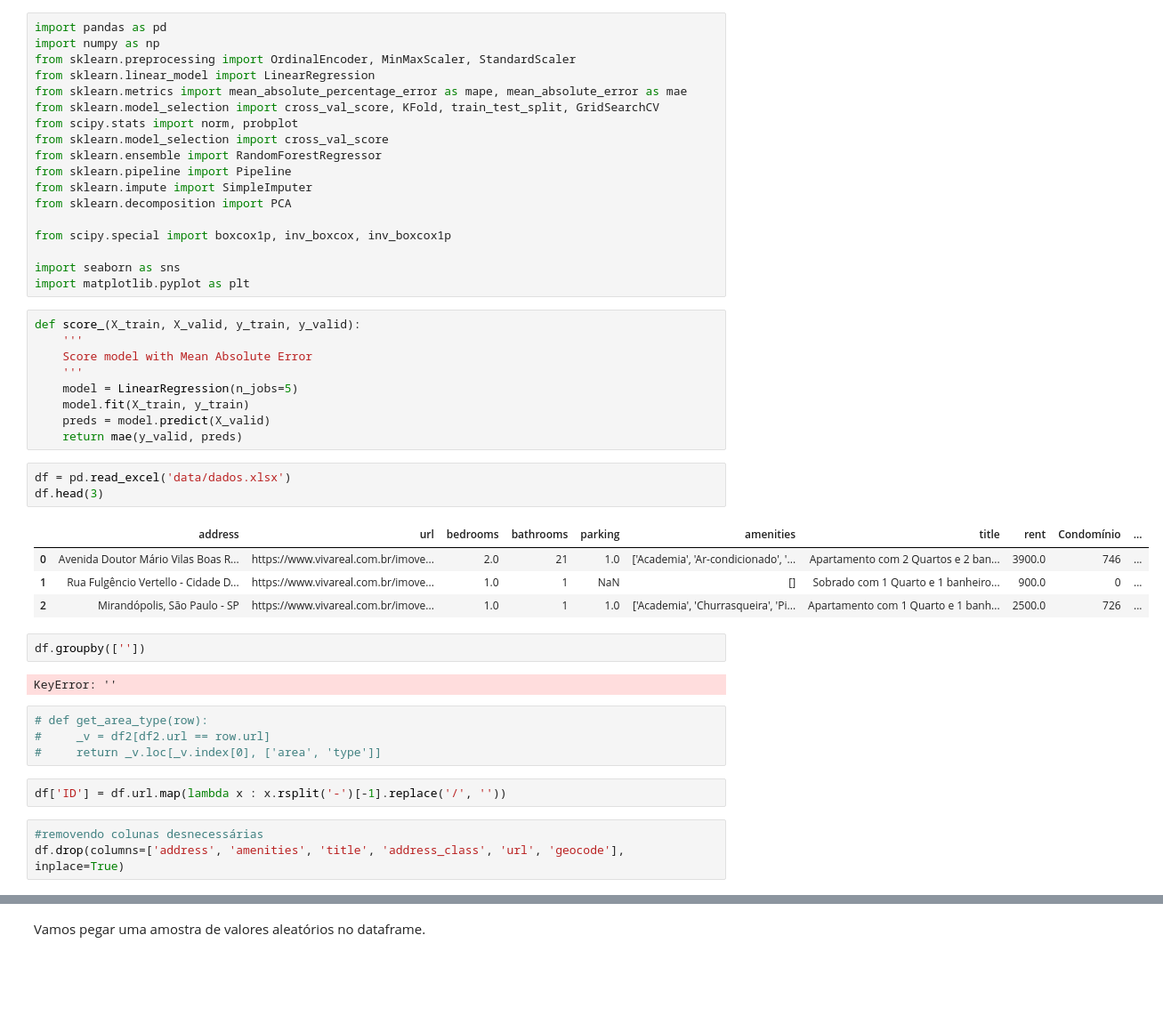
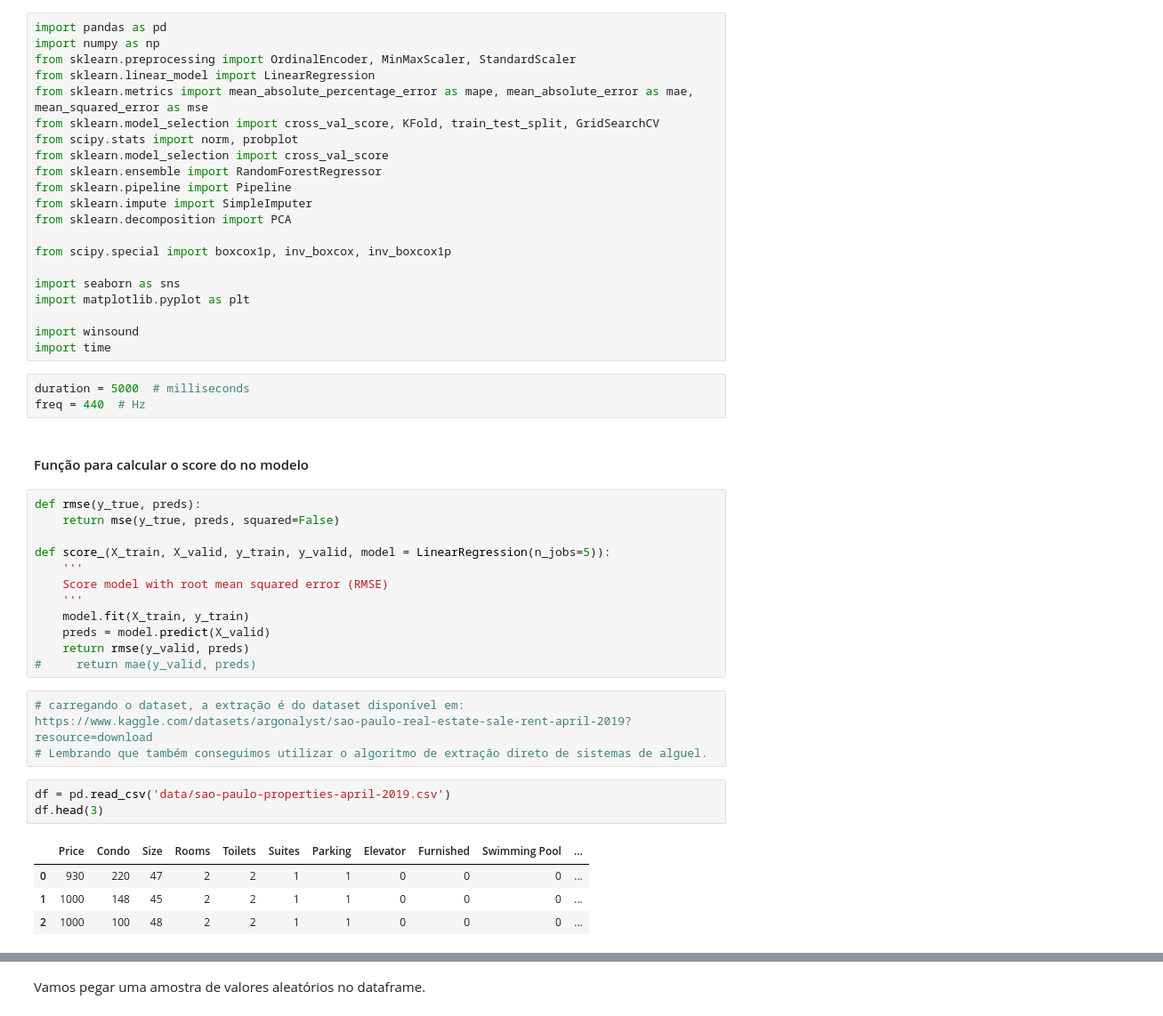
Before and after one commit to alehkiz/predict-sao-paulo-apartment-rent, a Jupyter notebook: Análise.ipynb, the cells around one changed output, grey strips where cells are left out. Shown at 89% size. Drawn from its saved outputs; the diff is of its cells as text; blank space fills up the shorter version.

```diff
--- a/Análise.ipynb
+++ b/Análise.ipynb
@@ -3,7 +3,7 @@ import pandas as pd
 import numpy as np
 from sklearn.preprocessing import OrdinalEncoder, MinMaxScaler, StandardScaler
 from sklearn.linear_model import LinearRegression
-from sklearn.metrics import mean_absolute_percentage_error as mape, mean_absolute_error as mae
+from sklearn.metrics import mean_absolute_percentage_error as mape, mean_absolute_error as mae, mean_squared_error as mse
 from sklearn.model_selection import cross_val_score, KFold, train_test_split, GridSearchCV
 from scipy.stats import norm, probplot
 from sklearn.model_selection import cross_val_score
@@ -16,33 +16,34 @@ from scipy.special import boxcox1p, inv_boxcox, inv_boxcox1p
 
 import seaborn as sns
 import matplotlib.pyplot as plt
+
+import winsound
+import time
+# %%
+duration = 5000  # milliseconds
+freq = 440  # Hz
+# %% [markdown]
+#### Função para calcular o score do no modelo
 # %%
-def score_(X_train, X_valid, y_train, y_valid):
+def rmse(y_true, preds):
+    return mse(y_true, preds, squared=False)
+
+def score_(X_train, X_valid, y_train, y_valid, model = LinearRegression(n_jobs=5)):
     '''
-    Score model with Mean Absolute Error
+    Score model with root mean squared error (RMSE)
     '''
-    model = LinearRegression(n_jobs=5)
     model.fit(X_train, y_train)
     preds = model.predict(X_valid)
-    return mae(y_valid, preds)
+    return rmse(y_valid, preds)
+#     return mae(y_valid, preds)
+# %%
+# carregando o dataset, a extração é do dataset disponível em: https://www.kaggle.com/datasets/argonalyst/sao-paulo-real-estate-sale-rent-april-2019?resource=download
+# Lembrando que também conseguimos utilizar o algoritmo de extração direto de sistemas de alguel.
 # %%
-df = pd.read_excel('data/dados.xlsx')
+df = pd.read_csv('data/sao-paulo-properties-april-2019.csv')
 df.head(3)
 # %% [output]
-|  | address | url | bedrooms | bathrooms | parking | amenities | title | rent | Condomínio | ... |
-| 0 | Avenida Doutor Mário Vilas Boas R... | https://www.vivareal.com.br/imove... | 2.0 | 21 | 1.0 | ['Academia', 'Ar-condicionado', '... | Apartamento com 2 Quartos e 2 ban... | 3900.0 | 746 | ... |
-| 1 | Rua Fulgêncio Vertello - Cidade D... | https://www.vivareal.com.br/imove... | 1.0 | 1 | NaN | [] | Sobrado com 1 Quarto e 1 banheiro... | 900.0 | 0 | ... |
-| 2 | Mirandópolis, São Paulo - SP | https://www.vivareal.com.br/imove... | 1.0 | 1 | 1.0 | ['Academia', 'Churrasqueira', 'Pi... | Apartamento com 1 Quarto e 1 banh... | 2500.0 | 726 | ... |
+|  | Price | Condo | Size | Rooms | Toilets | Suites | Parking | Elevator | Furnished | Swimming Pool | ... |
+| 0 | 930 | 220 | 47 | 2 | 2 | 1 | 1 | 0 | 0 | 0 | ... |
+| 1 | 1000 | 148 | 45 | 2 | 2 | 1 | 1 | 0 | 0 | 0 | ... |
+| 2 | 1000 | 100 | 48 | 2 | 2 | 1 | 1 | 0 | 0 | 0 | ... |
-# %%
-df.groupby([''])
-# %% [output]
-KeyError: ''
-# %%
-# def get_area_type(row):
-#     _v = df2[df2.url == row.url]
-#     return _v.loc[_v.index[0], ['area', 'type']]
-# %%
-df['ID'] = df.url.map(lambda x : x.rsplit('-')[-1].replace('/', ''))
-# %%
-#removendo colunas desnecessárias
-df.drop(columns=['address', 'amenities', 'title', 'address_class', 'url', 'geocode'], inplace=True)
```
Also changed, not shown: parts of 86 cells of this notebook, 1 other file.
